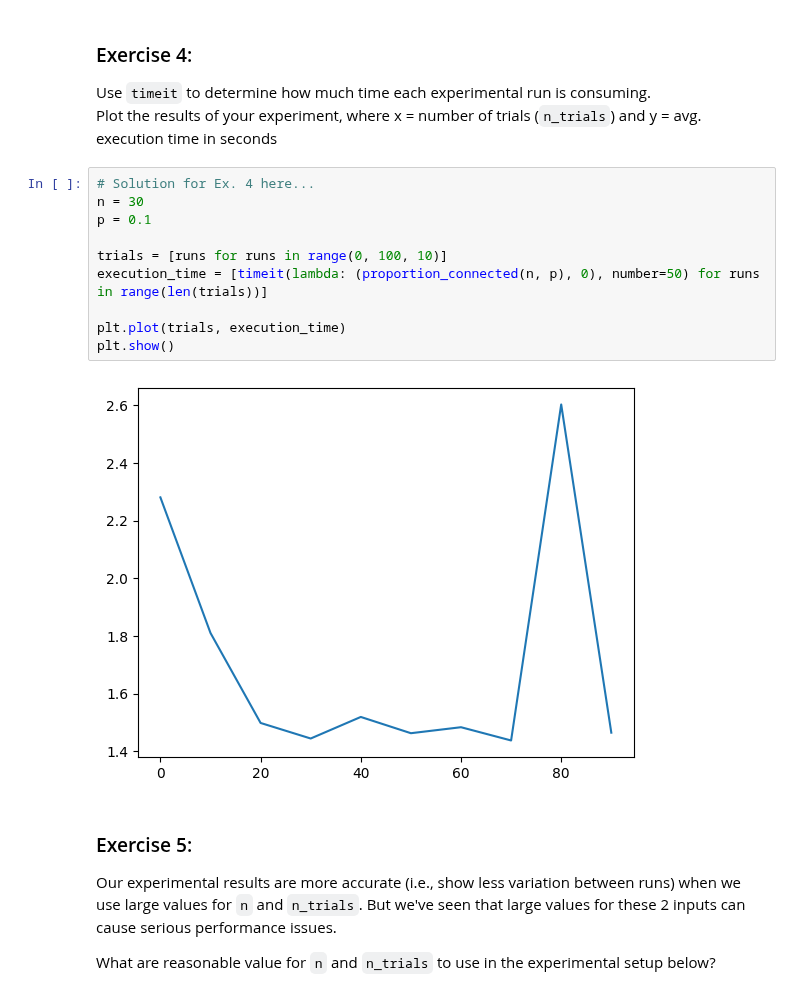
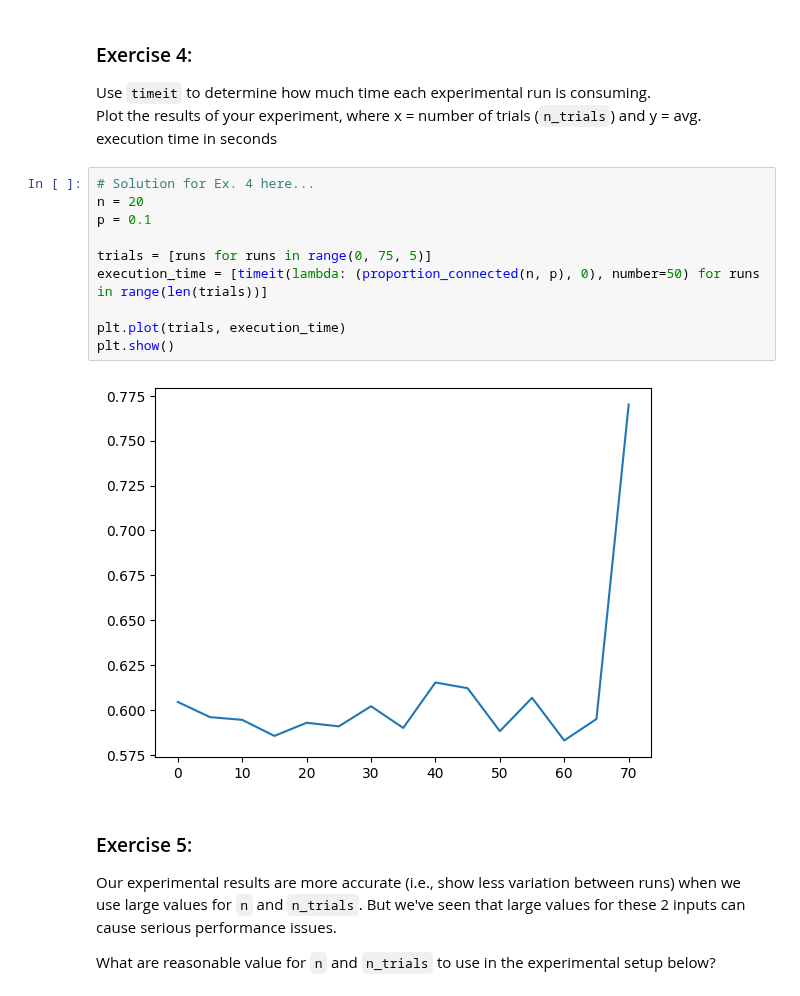
Before and after one commit to silentflame04/cap-comp215, a Jupyter notebook: labs/lab04-graphs.ipynb, the cells around one changed output. Cells and saved outputs as stored; diff of their text form.

```diff
--- a/labs/lab04-graphs.ipynb
+++ b/labs/lab04-graphs.ipynb
@@ -175,16 +175,16 @@ Use `timeit` to determine how much time each experimental run is consuming.
 Plot the results of your experiment, where x = number of trials (`n_trials`) and y = avg. execution time in seconds
 # %%
 # Solution for Ex. 4 here...
-n = 30
+n = 20
 p = 0.1
 
-trials = [runs for runs in range(0, 100, 10)]
+trials = [runs for runs in range(0, 75, 5)]
 execution_time = [timeit(lambda: (proportion_connected(n, p), 0), number=50) for runs in range(len(trials))]
 
 plt.plot(trials, execution_time)
 plt.show()
 # %% [output]
-[figure, old version]
+[figure, new version]
 # %% [markdown]
 ### Exercise 5:
 Our experimental results are more accurate (i.e., show less variation between runs) when we use large values for `n` and `n_trials`.  But we've seen that large values for these 2 inputs can cause serious performance issues.
```
Also changed, not shown: parts of 1 cell of this notebook.
